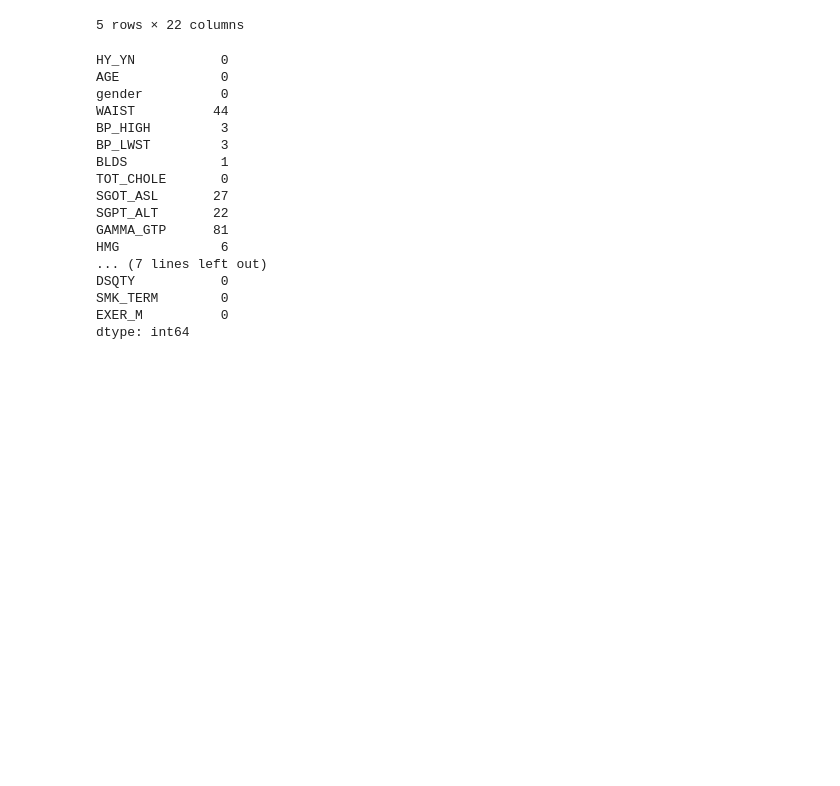
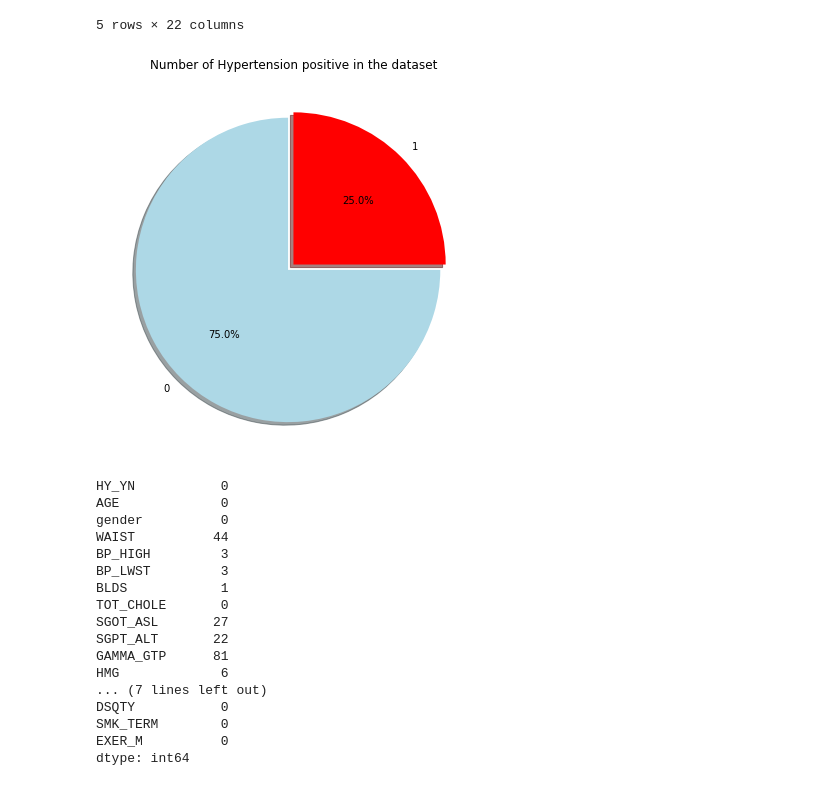
Before and after one commit to istiaqahmedfahim/restart_2022, a Jupyter notebook: Stacking.ipynb, the cells around one changed output. Drawn from its saved outputs; the diff is of its cells as text; code cells hidden in the pictures; blank space fills up the shorter version.

```diff
--- a/Stacking.ipynb
+++ b/Stacking.ipynb
@@ -193,6 +191,21 @@ dataset.head()
 | 3 | 1 | 29 | 1 | 80.0 | 126.0 | 82.0 | 86.0 | 150.0 | 25.0 | 27.0 | ... | ... |
 | 4 | 1 | 43 | 1 | 82.0 | 130.0 | 85.0 | 104.0 | 134.0 | 31.0 | 23.0 | ... | ... |
 5 rows × 22 columns
+# %%
+#Showing the percentage of hypertension & nonhypertension patient in the target field.
+labels =dataset['HY_YN'].value_counts(sort = True).index
+sizes = dataset['HY_YN'].value_counts(sort = True)
+
+colors = ["lightblue","red"]
+explode = (0.05,0)
+
+plt.figure(figsize=(7,7))
+plt.pie(sizes, explode=explode, labels=labels, colors=colors, autopct='%1.1f%%', shadow=True, startangle=90,)
+
+plt.title('Number of Hypertension positive in the dataset')
+plt.show()
+# %% [output]
+[figure, added]
 # %%
 dataset.isnull().sum()
 # %% [output]
```
Also changed, not shown: parts of 5 cells of this notebook.
